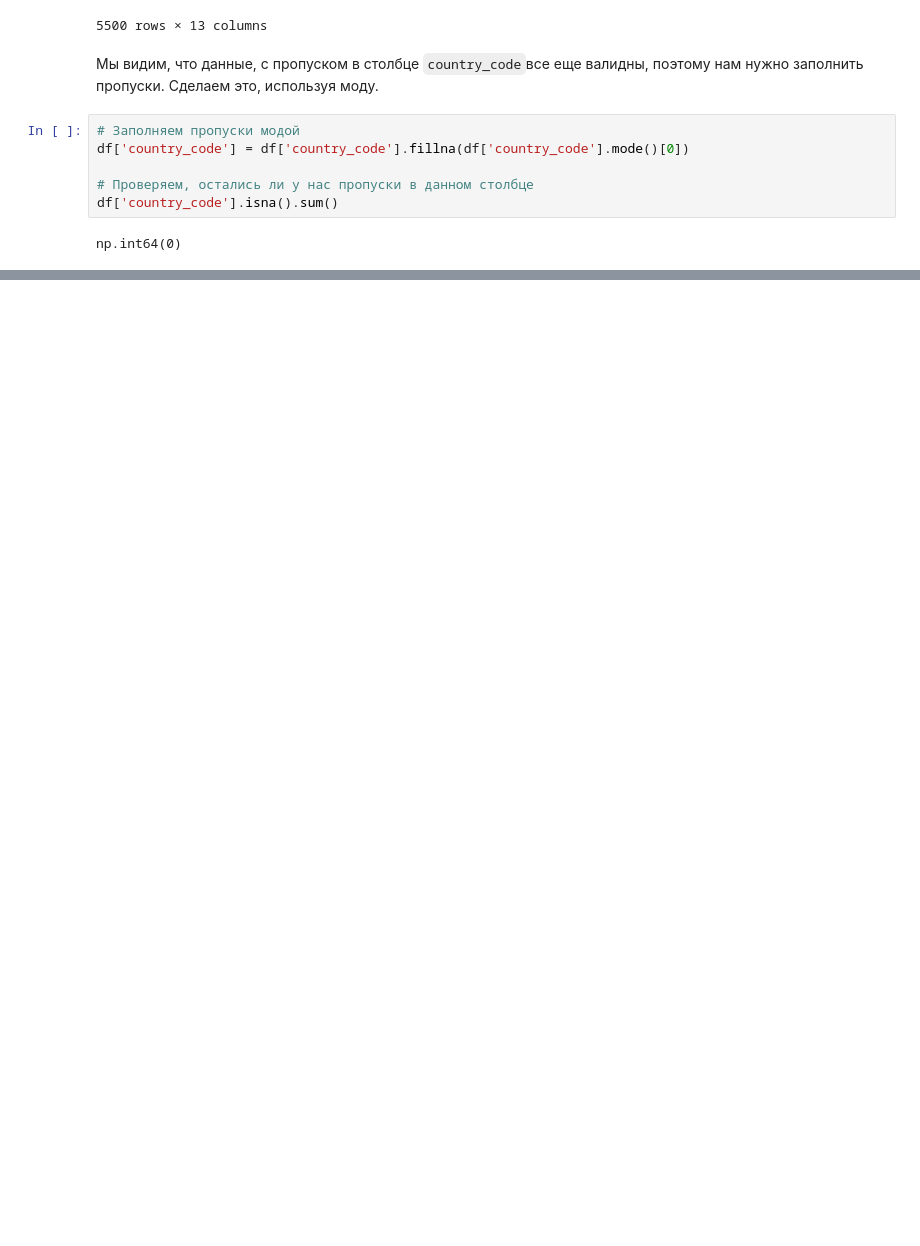
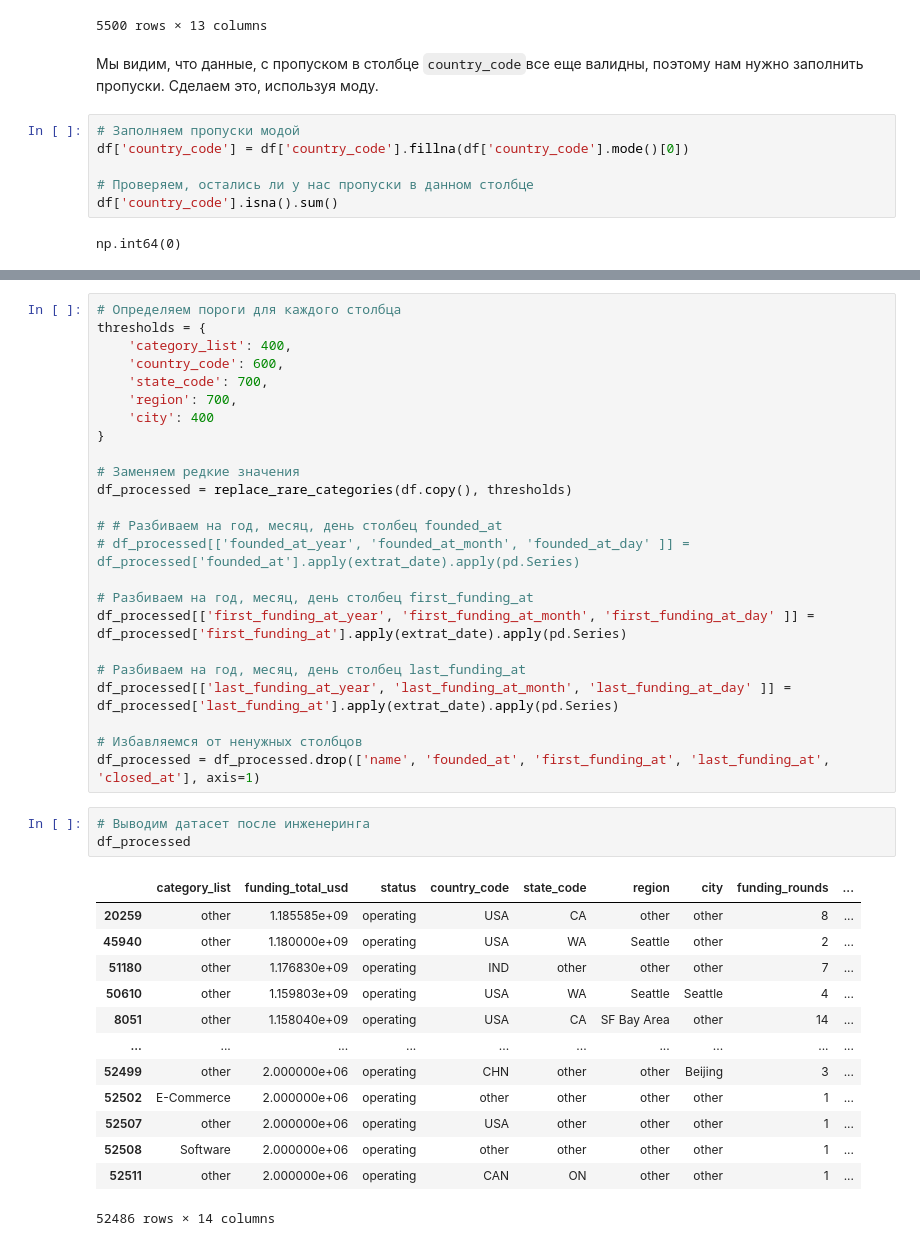
Before and after one commit to Moncervers/startup_closure_prediction, a Jupyter notebook: startup_close_prediction.ipynb, the cells around one changed output, grey strips where cells are left out. Drawn from its saved outputs; the diff is of its cells as text; blank space fills up the shorter version.

```diff
--- a/startup_close_prediction.ipynb
+++ b/startup_close_prediction.ipynb
@@ -306,0 +542,41 @@ np.int64(0)
+# %%
+# Определяем пороги для каждого столбца
+thresholds = {
+    'category_list': 400,
+    'country_code': 600,
+    'state_code': 700,
+    'region': 700,
+    'city': 400
+}
+
+# Заменяем редкие значения
+df_processed = replace_rare_categories(df.copy(), thresholds)
+
+# # Разбиваем на год, месяц, день столбец founded_at
+# df_processed[['founded_at_year', 'founded_at_month', 'founded_at_day' ]] = df_processed['founded_at'].apply(extrat_date).apply(pd.Series)
+
+# Разбиваем на год, месяц, день столбец first_funding_at
+df_processed[['first_funding_at_year', 'first_funding_at_month', 'first_funding_at_day' ]] = df_processed['first_funding_at'].apply(extrat_date).apply(pd.Series)
+
+# Разбиваем на год, месяц, день столбец last_funding_at
+df_processed[['last_funding_at_year', 'last_funding_at_month', 'last_funding_at_day' ]] = df_processed['last_funding_at'].apply(extrat_date).apply(pd.Series)
+
+# Избавляемся от ненужных столбцов
+df_processed = df_processed.drop(['name', 'founded_at', 'first_funding_at', 'last_funding_at', 'closed_at'], axis=1)
+# %%
+# Выводим датасет после инженеринга
+df_processed
+# %% [output]
+|  | category_list | funding_total_usd | status | country_code | state_code | region | city | funding_rounds | ... |
+| 20259 | other | 1.185585e+09 | operating | USA | CA | other | other | 8 | ... |
+| 45940 | other | 1.180000e+09 | operating | USA | WA | Seattle | other | 2 | ... |
+| 51180 | other | 1.176830e+09 | operating | IND | other | other | other | 7 | ... |
+| 50610 | other | 1.159803e+09 | operating | USA | WA | Seattle | Seattle | 4 | ... |
+| 8051 | other | 1.158040e+09 | operating | USA | CA | SF Bay Area | other | 14 | ... |
+| ... | ... | ... | ... | ... | ... | ... | ... | ... | ... |
+| 52499 | other | 2.000000e+06 | operating | CHN | other | other | Beijing | 3 | ... |
+| 52502 | E-Commerce | 2.000000e+06 | operating | other | other | other | other | 1 | ... |
+| 52507 | other | 2.000000e+06 | operating | USA | other | other | other | 1 | ... |
+| 52508 | Software | 2.000000e+06 | operating | other | other | other | other | 1 | ... |
+| 52511 | other | 2.000000e+06 | operating | CAN | ON | other | other | 1 | ... |
+52486 rows × 14 columns
```
Also changed, not shown: parts of 29 cells of this notebook.
